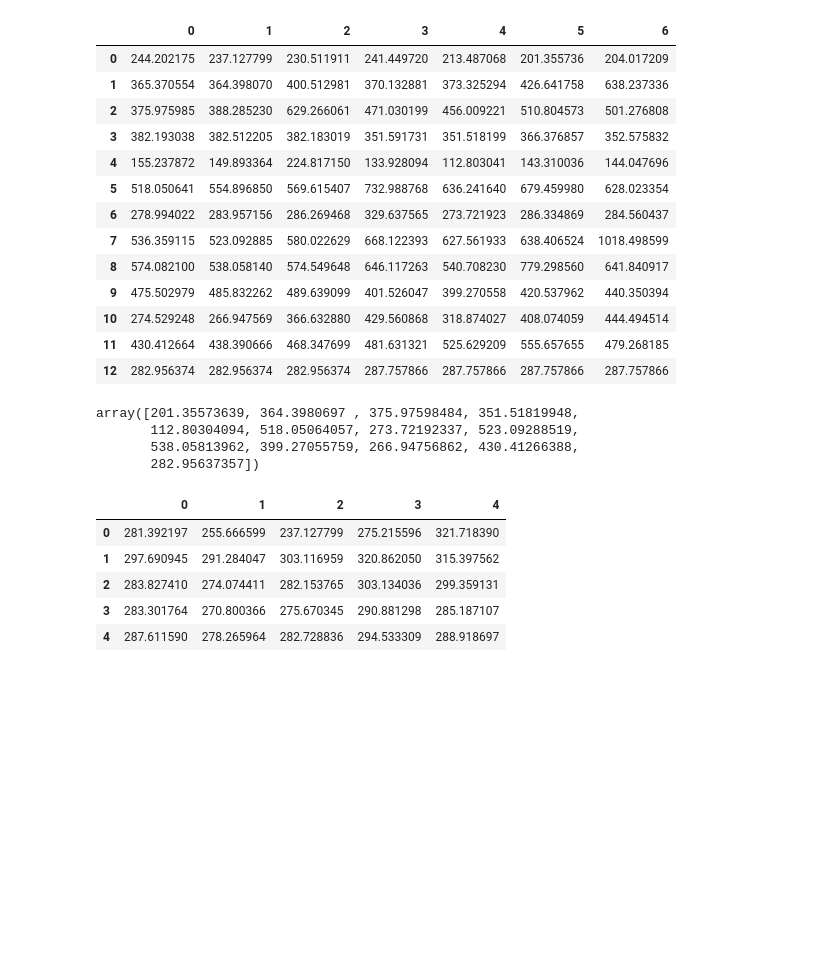
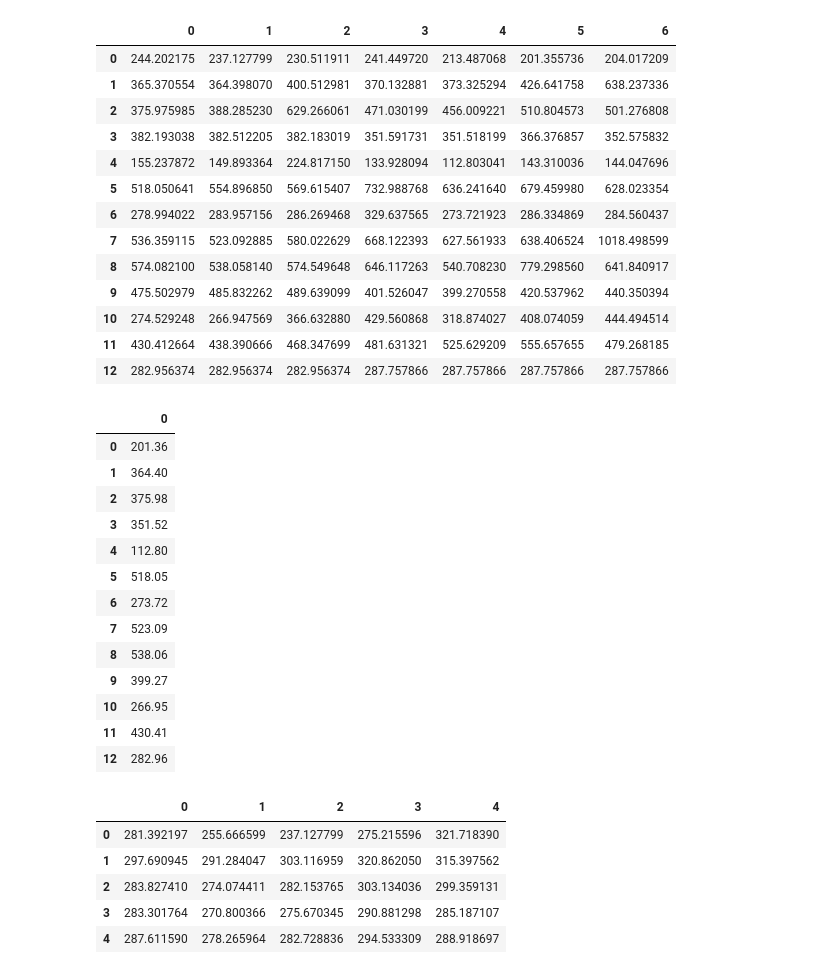
Before and after one commit to NoahGillespie/CGM, a Jupyter notebook: model/time_series.ipynb, the cells around one changed output. Cells and saved outputs as stored; diff of their text form; code cells hidden in the pictures; blank space fills up the shorter version.

```diff
--- a/model/time_series.ipynb
+++ b/model/time_series.ipynb
@@ -396,12 +396,22 @@ pd.DataFrame(np.apply_over_axes(np.min, mean_mses, axes=(2, 3)).squeeze())
 | 12 | 282.956374 | 282.956374 | 282.956374 | 287.757866 | 287.757866 | 287.757866 | 287.757866 |
 # %%
 # Lowest mses for each participant
-np.apply_over_axes(np.min, mean_mses, axes=(1, 2, 3)).squeeze()
+pd.DataFrame(np.round(np.apply_over_axes(np.min, mean_mses, axes=(1, 2, 3)).squeeze(), 2))
 # %% [output]
-array([201.35573639, 364.3980697 , 375.97598484, 351.51819948,
-       112.80304094, 518.05064057, 273.72192337, 523.09288519,
-       538.05813962, 399.27055759, 266.94756862, 430.41266388,
-       282.95637357])
+|  | 0 |
+| 0 | 201.36 |
+| 1 | 364.40 |
+| 2 | 375.98 |
+| 3 | 351.52 |
+| 4 | 112.80 |
+| 5 | 518.05 |
+| 6 | 273.72 |
+| 7 | 523.09 |
+| 8 | 538.06 |
+| 9 | 399.27 |
+| 10 | 266.95 |
+| 11 | 430.41 |
+| 12 | 282.96 |
 # %%
 # Participant 1 mses gi model
 # 237 for lags 1, 3
```
Also changed, not shown: parts of 2 cells of this notebook.
